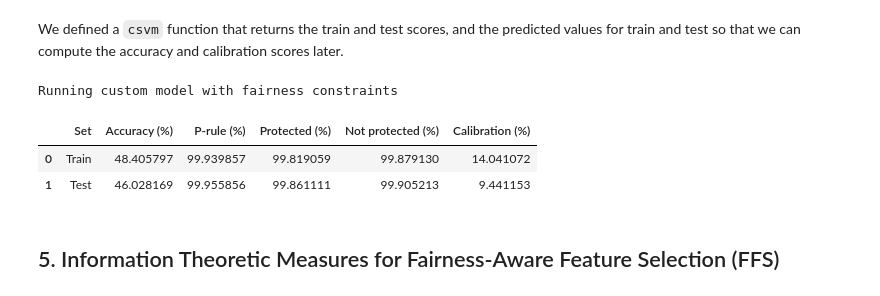
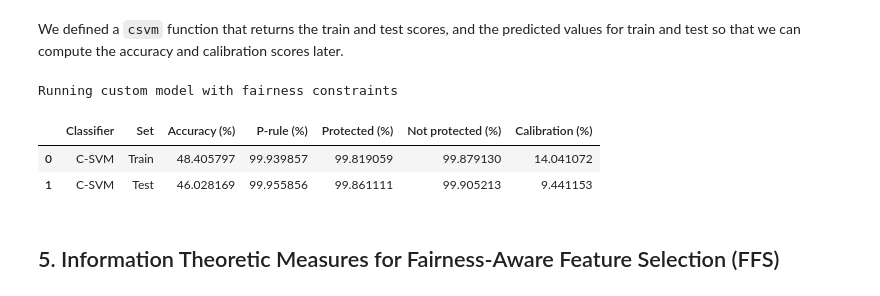
Before and after one commit to namiraprita/machine-learning-fairness, a Jupyter notebook: doc/main.ipynb, the cells around one changed output. Drawn from its saved outputs; the diff is of its cells as text; code cells hidden in the pictures.

```diff
--- a/doc/main.ipynb
+++ b/doc/main.ipynb
@@ -280,17 +283,18 @@ train_score, test_score, correct_answers_train, correct_answers_test, y_test_pre
 Running custom model with fairness constraints
 # %%
 # Print results
-print_results = {"Set": ["Train", "Test"],
-                 "Accuracy (%)": [train_score*100, test_score*100],
-                 "P-rule (%)": [p_rule(race_train, y_train_predicted)[0]*100, p_rule(race_test, y_test_predicted)[0]*100],
-                 "Protected (%)": [p_rule(race_train, y_train_predicted)[1]*100, p_rule(race_test, y_test_predicted)[1]*100],
-                 "Not protected (%)": [p_rule(race_train, y_train_predicted)[2]*100, p_rule(race_test, y_test_predicted)[2]*100],
-                 "Calibration (%)": [calibration(race_train, y_train_predicted, y_train)*100, calibration(race_test, y_test_predicted, y_test)*100]}
-pd.DataFrame(print_results)
+results_csvm = {"Classifier": ["C-SVM", "C-SVM"],
+                "Set": ["Train", "Test"],
+                "Accuracy (%)": [train_score*100, test_score*100],
+                "P-rule (%)": [p_rule(race_train, y_train_predicted)[0]*100, p_rule(race_test, y_test_predicted)[0]*100],
+                "Protected (%)": [p_rule(race_train, y_train_predicted)[1]*100, p_rule(race_test, y_test_predicted)[1]*100],
+                "Not protected (%)": [p_rule(race_train, y_train_predicted)[2]*100, p_rule(race_test, y_test_predicted)[2]*100],
+                "Calibration (%)": [calibration(race_train, y_train_predicted, y_train)*100, calibration(race_test, y_test_predicted, y_test)*100]}
+pd.DataFrame(results_csvm)
 # %% [output]
-|  | Set | Accuracy (%) | P-rule (%) | Protected (%) | Not protected (%) | Calibration (%) |
-| 0 | Train | 48.405797 | 99.939857 | 99.819059 | 99.879130 | 14.041072 |
-| 1 | Test | 46.028169 | 99.955856 | 99.861111 | 99.905213 | 9.441153 |
+|  | Classifier | Set | Accuracy (%) | P-rule (%) | Protected (%) | Not protected (%) | Calibration (%) |
+| 0 | C-SVM | Train | 48.405797 | 99.939857 | 99.819059 | 99.879130 | 14.041072 |
+| 1 | C-SVM | Test | 46.028169 | 99.955856 | 99.861111 | 99.905213 | 9.441153 |
 # %% [markdown]
 ## 5. Information Theoretic Measures for Fairness-Aware Feature Selection (FFS)
 # %% [markdown]
```
Also changed, not shown: parts of 12 cells of this notebook.
